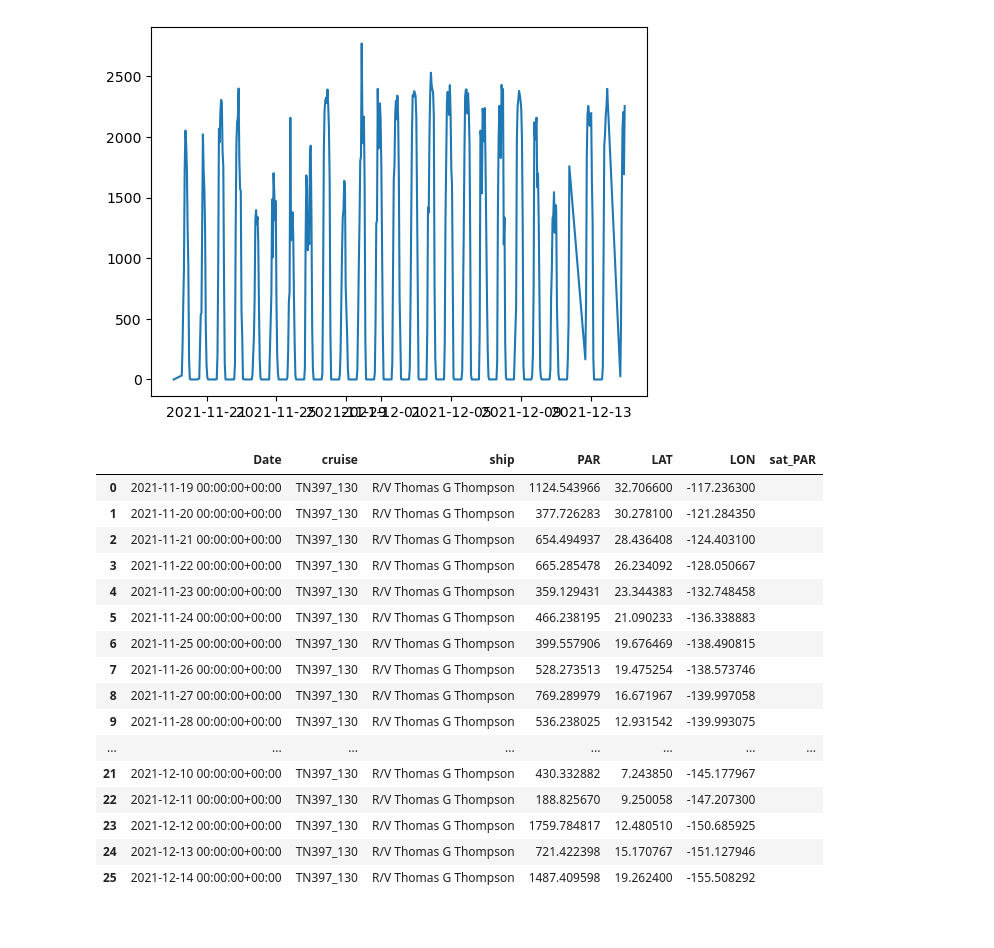
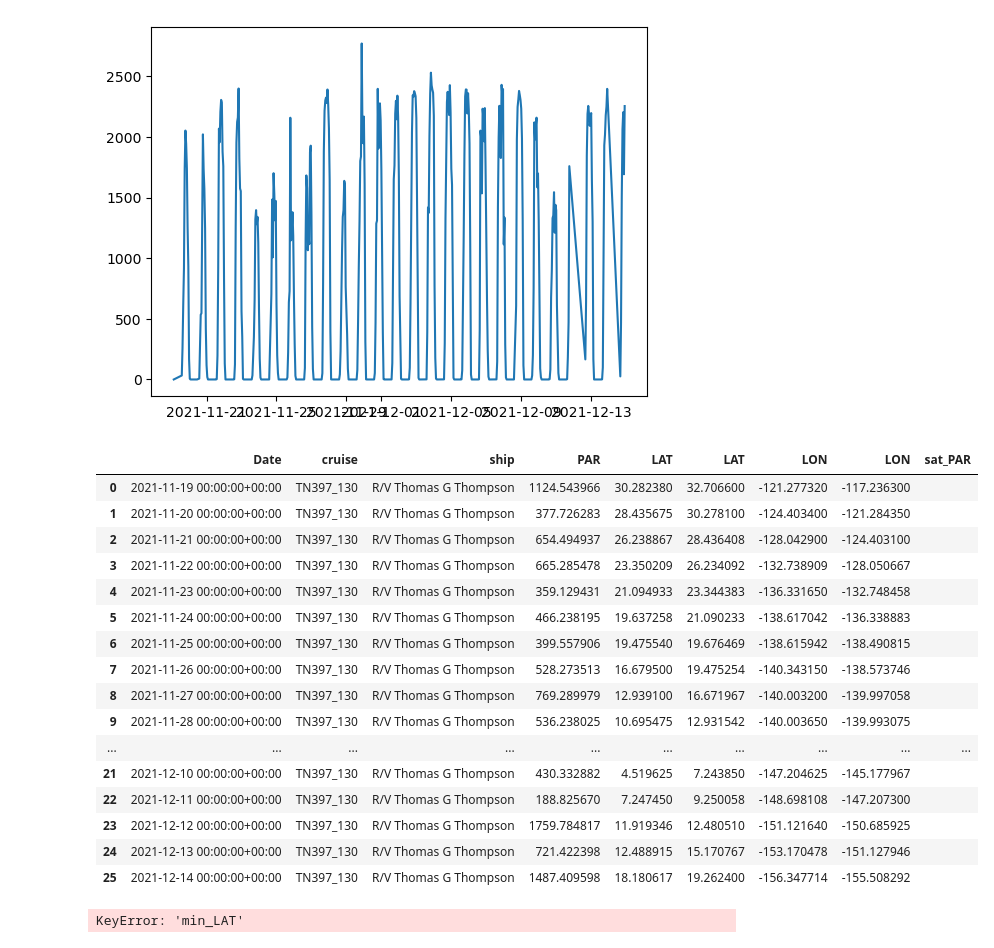
Before and after one commit to kpc02/SACNAS-2023-project, a Jupyter notebook: PAR_calib_python.ipynb, the cells around one changed output. Cells and saved outputs as stored; diff of their text form; code cells hidden in the pictures.

Commit message:
worked on daily mean

```diff
--- a/PAR_calib_python.ipynb
+++ b/PAR_calib_python.ipynb
@@ -167,34 +156,38 @@ lon_value = df2[df2.LON.notnull()]
 
 sfl_daily = df2.groupby([pd.Grouper(key = 'Date', freq = 'D'), 'cruise', 'ship']).agg({
     'PAR': 'mean',
-    'LAT': 'min',
-    'LAT': 'max',
-    'LON': 'min',
-    'LON': 'max'}).reset_index()
+    'LAT': ['min', 'max'],
+    'LON': ['min', 'max']}).reset_index()
 sfl_daily['sat_PAR'] = ''
-
 # using group by to get the daily mean of par based on cruise, ship, etc. and removes any NaN values found. gets minimum and max of lat and lon based on daily scale
-# %%
-sfl_daily
-# %% [output]
-|  | Date | cruise | ship | PAR | LAT | LON | sat_PAR |
-| 0 | 2021-11-19 00:00:00+00:00 | TN397_130 | R/V Thomas G Thompson | 1124.543966 | 32.706600 | -117.236300 |  |
-| 1 | 2021-11-20 00:00:00+00:00 | TN397_130 | R/V Thomas G Thompson | 377.726283 | 30.278100 | -121.284350 |  |
-| 2 | 2021-11-21 00:00:00+00:00 | TN397_130 | R/V Thomas G Thompson | 654.494937 | 28.436408 | -124.403100 |  |
-| 3 | 2021-11-22 00:00:00+00:00 | TN397_130 | R/V Thomas G Thompson | 665.285478 | 26.234092 | -128.050667 |  |
-| 4 | 2021-11-23 00:00:00+00:00 | TN397_130 | R/V Thomas G Thompson | 359.129431 | 23.344383 | -132.748458 |  |
-| 5 | 2021-11-24 00:00:00+00:00 | TN397_130 | R/V Thomas G Thompson | 466.238195 | 21.090233 | -136.338883 |  |
-| 6 | 2021-11-25 00:00:00+00:00 | TN397_130 | R/V Thomas G Thompson | 399.557906 | 19.676469 | -138.490815 |  |
-| 7 | 2021-11-26 00:00:00+00:00 | TN397_130 | R/V Thomas G Thompson | 528.273513 | 19.475254 | -138.573746 |  |
-| 8 | 2021-11-27 00:00:00+00:00 | TN397_130 | R/V Thomas G Thompson | 769.289979 | 16.671967 | -139.997058 |  |
-| 9 | 2021-11-28 00:00:00+00:00 | TN397_130 | R/V Thomas G Thompson | 536.238025 | 12.931542 | -139.993075 |  |
-| ... | ... | ... | ... | ... | ... | ... | ... |
-| 21 | 2021-12-10 00:00:00+00:00 | TN397_130 | R/V Thomas G Thompson | 430.332882 | 7.243850 | -145.177967 |  |
-| 22 | 2021-12-11 00:00:00+00:00 | TN397_130 | R/V Thomas G Thompson | 188.825670 | 9.250058 | -147.207300 |  |
-| 23 | 2021-12-12 00:00:00+00:00 | TN397_130 | R/V Thomas G Thompson | 1759.784817 | 12.480510 | -150.685925 |  |
-| 24 | 2021-12-13 00:00:00+00:00 | TN397_130 | R/V Thomas G Thompson | 721.422398 | 15.170767 | -151.127946 |  |
-| 25 | 2021-12-14 00:00:00+00:00 | TN397_130 | R/V Thomas G Thompson | 1487.409598 | 19.262400 | -155.508292 |  |
+# %%
+sfl_daily.columns = sfl_daily.columns.get_level_values(0)
+#sfl_daily.rename(columns = {sfl_daily.columns[0]: 'Date'}, inplace = True)
+#sfl_daily.reset_index()
+#sfl_daily.columns.set_levels(['mean','min_LAT','max_LAT', 'min_LON', 'max_LON'],level=1,inplace=True)
+sfl_daily
+# %% [output]
+|  | Date | cruise | ship | PAR | LAT | LAT | LON | LON | sat_PAR |
+| 0 | 2021-11-19 00:00:00+00:00 | TN397_130 | R/V Thomas G Thompson | 1124.543966 | 30.282380 | 32.706600 | -121.277320 | -117.236300 |  |
+| 1 | 2021-11-20 00:00:00+00:00 | TN397_130 | R/V Thomas G Thompson | 377.726283 | 28.435675 | 30.278100 | -124.403400 | -121.284350 |  |
+| 2 | 2021-11-21 00:00:00+00:00 | TN397_130 | R/V Thomas G Thompson | 654.494937 | 26.238867 | 28.436408 | -128.042900 | -124.403100 |  |
+| 3 | 2021-11-22 00:00:00+00:00 | TN397_130 | R/V Thomas G Thompson | 665.285478 | 23.350209 | 26.234092 | -132.738909 | -128.050667 |  |
+| 4 | 2021-11-23 00:00:00+00:00 | TN397_130 | R/V Thomas G Thompson | 359.129431 | 21.094933 | 23.344383 | -136.331650 | -132.748458 |  |
+| 5 | 2021-11-24 00:00:00+00:00 | TN397_130 | R/V Thomas G Thompson | 466.238195 | 19.637258 | 21.090233 | -138.617042 | -136.338883 |  |
+| 6 | 2021-11-25 00:00:00+00:00 | TN397_130 | R/V Thomas G Thompson | 399.557906 | 19.475540 | 19.676469 | -138.615942 | -138.490815 |  |
+| 7 | 2021-11-26 00:00:00+00:00 | TN397_130 | R/V Thomas G Thompson | 528.273513 | 16.679500 | 19.475254 | -140.343150 | -138.573746 |  |
+| 8 | 2021-11-27 00:00:00+00:00 | TN397_130 | R/V Thomas G Thompson | 769.289979 | 12.939100 | 16.671967 | -140.003200 | -139.997058 |  |
+| 9 | 2021-11-28 00:00:00+00:00 | TN397_130 | R/V Thomas G Thompson | 536.238025 | 10.695475 | 12.931542 | -140.003650 | -139.993075 |  |
+| ... | ... | ... | ... | ... | ... | ... | ... | ... | ... |
+| 21 | 2021-12-10 00:00:00+00:00 | TN397_130 | R/V Thomas G Thompson | 430.332882 | 4.519625 | 7.243850 | -147.204625 | -145.177967 |  |
+| 22 | 2021-12-11 00:00:00+00:00 | TN397_130 | R/V Thomas G Thompson | 188.825670 | 7.247450 | 9.250058 | -148.698108 | -147.207300 |  |
+| 23 | 2021-12-12 00:00:00+00:00 | TN397_130 | R/V Thomas G Thompson | 1759.784817 | 11.919346 | 12.480510 | -151.121640 | -150.685925 |  |
+| 24 | 2021-12-13 00:00:00+00:00 | TN397_130 | R/V Thomas G Thompson | 721.422398 | 12.488915 | 15.170767 | -153.170478 | -151.127946 |  |
+| 25 | 2021-12-14 00:00:00+00:00 | TN397_130 | R/V Thomas G Thompson | 1487.409598 | 18.180617 | 19.262400 | -156.347714 | -155.508292 |  |
 # %%
-
+id = np.where(sfl_daily['']
+# id = np.where(math.isfinite(sfl_daily.loc['min_LAT']))
 
 ## clean min lat dataset up
+# %% [output]
+KeyError: 'min_LAT'
```
Also changed, not shown: parts of 4 cells of this notebook.
